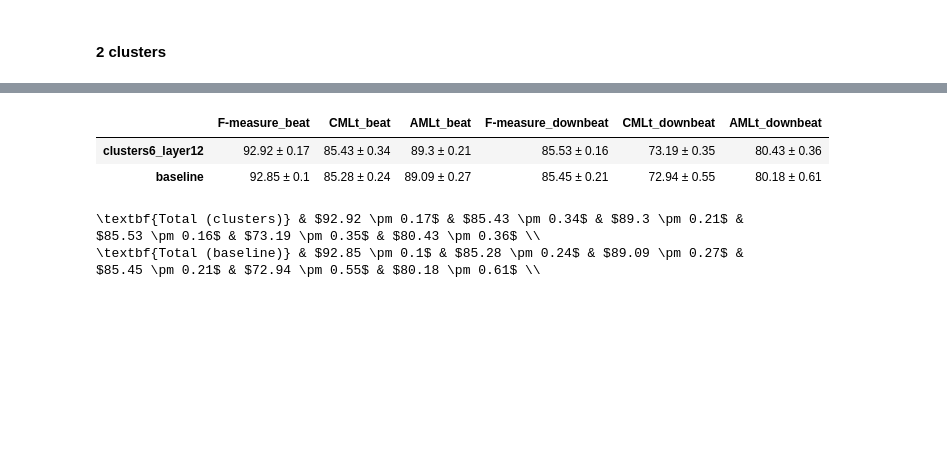
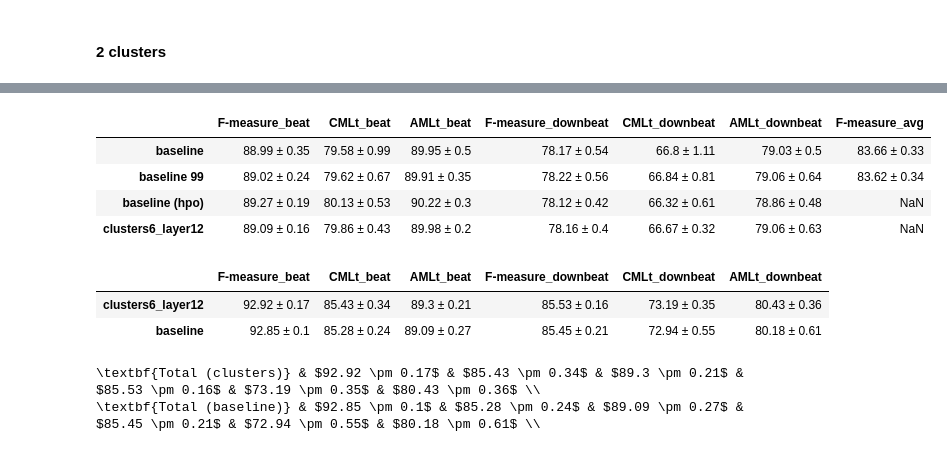
Before and after one commit to PulyaPolya/beat_this, a Jupyter notebook: results_evaluation.ipynb, the cells around one changed output, grey strips where cells are left out. Cells and saved outputs as stored; diff of their text form; code cells hidden in the pictures; blank space fills up the shorter version.

```diff
--- a/results_evaluation.ipynb
+++ b/results_evaluation.ipynb
@@ -3583,0 +3636,17 @@ def extract_mean(series):
+# %%
+seeds = [0,1,2,3,4,5,6,7,8,9]
+json_val_path =  "json_test_scores"
+df_seeds_mean, df_seeds_std, df_final_baseline = get_total_results_new(seeds = seeds, json_val_path = json_val_path , full = True, best=True ) #rename_columns="baseline"
+# df_seeds_mean, df_seeds_std, df_final_clusters2_layer6 = get_total_results_new(seeds = seeds, json_val_path = json_val_path , layer = 6, clusters = 2)
+# df_seeds_mean, df_seeds_std, df_final_clusters4_layer12 = get_total_results_new(seeds = seeds, json_val_path = json_val_path , layer = 12, clusters = 4)
+# df_seeds_mean, df_seeds_std, df_final_clusters3_layer113= get_total_results_new(seeds =seeds , json_val_path = json_val_path , layer = 113, clusters = 3)
+configs = {
+    # "clusters2_layer6": df_final_clusters2_layer6,
+    # "clusters4_layer12": df_final_clusters4_layer12,
+
+    # "clusters3_raw" : df_final_clusters3_layer113,
+    "baseline": df_final_baseline
+}
+final_df = pd.DataFrame(configs).T
+#final_df["F1average"] = final_df[["F-measure_beat","F-measure_downbeat"]].mean(axis=1).round(3).astype(str)
+final_df
@@ -3646,3 +3753,13 @@ the total cluster dif is 993
+# %%
+df = pd.concat([final_df, final_df_99, final_df_hpo, final_df_2], axis = 0) # val set
+df = remove_cemgil(df)
+df
+# %% [output]
+|  | F-measure_beat | CMLt_beat | AMLt_beat | F-measure_downbeat | CMLt_downbeat | AMLt_downbeat | F-measure_avg |
+| baseline | 88.99 ± 0.35 | 79.58 ± 0.99 | 89.95 ± 0.5 | 78.17 ± 0.54 | 66.8 ± 1.11 | 79.03 ± 0.5 | 83.66 ± 0.33 |
+| baseline 99 | 89.02 ± 0.24 | 79.62 ± 0.67 | 89.91 ± 0.35 | 78.22 ± 0.56 | 66.84 ± 0.81 | 79.06 ± 0.64 | 83.62 ± 0.34 |
+| baseline (hpo) | 89.27 ± 0.19 | 80.13 ± 0.53 | 90.22 ± 0.3 | 78.12 ± 0.42 | 66.32 ± 0.61 | 78.86 ± 0.48 | NaN |
+| clusters6_layer12 | 89.09 ± 0.16 | 79.86 ± 0.43 | 89.98 ± 0.2 | 78.16 ± 0.4 | 66.67 ± 0.32 | 79.06 ± 0.63 | NaN |
 # %%
 final_df
 # %% [output]
```
Also changed, not shown: parts of 13 cells of this notebook, 4 other files.
